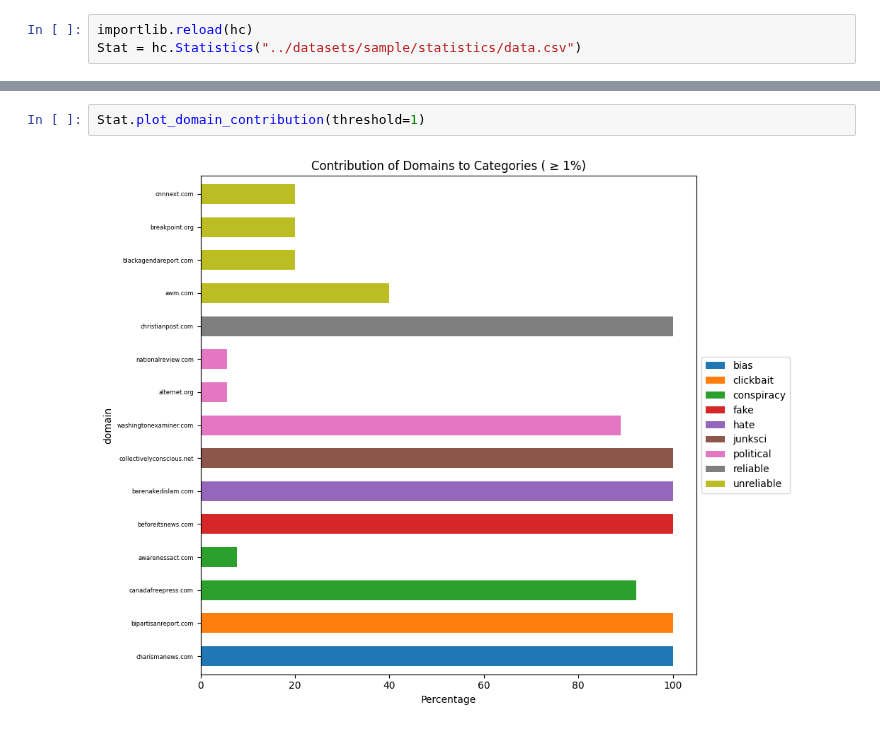
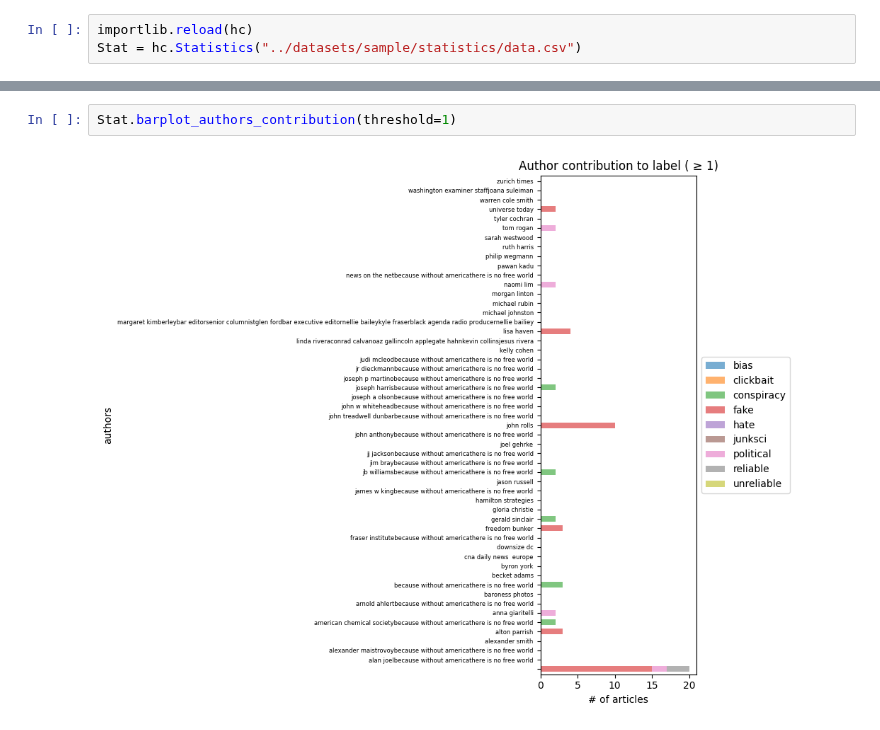
Before and after one commit to henrikdchristensen/DIKU-DS-Exam-FakeNewsDetection, a Jupyter notebook: src/bookhc.ipynb, the cells around one changed output, grey strips where cells are left out. Saved outputs shown, nothing was run; the diff lists cells and outputs as text.

```diff
--- a/src/bookhc.ipynb
+++ b/src/bookhc.ipynb
@@ -71,4 +59,4 @@ Stat.plot_fake_real(nwords=20, binary_label="binary_label", percentage=True)
 # %%
-Stat.plot_domain_contribution(threshold=1)
+Stat.barplot_authors_contribution(threshold=1)
 # %% [output]
-[figure, old version]
+[figure, new version]
```
Also changed, not shown: parts of 10 cells of this notebook, 1 other file.
